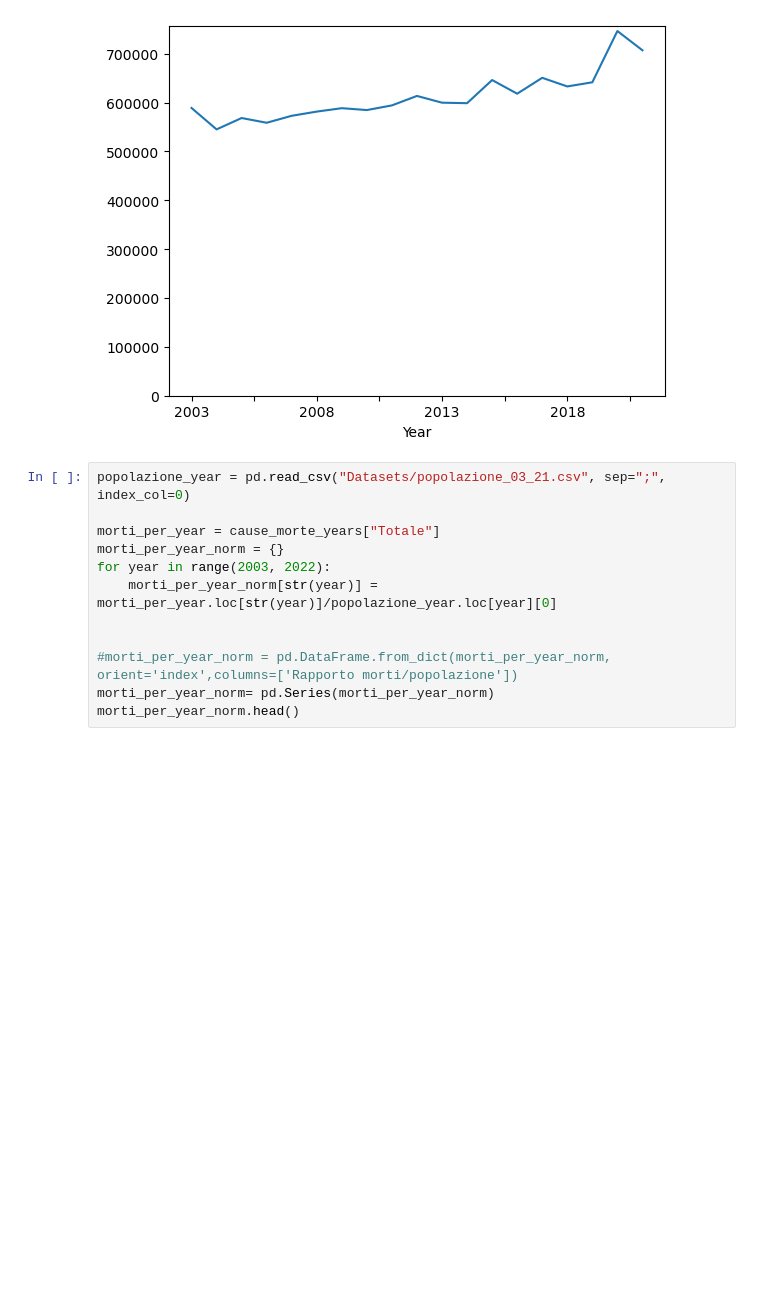
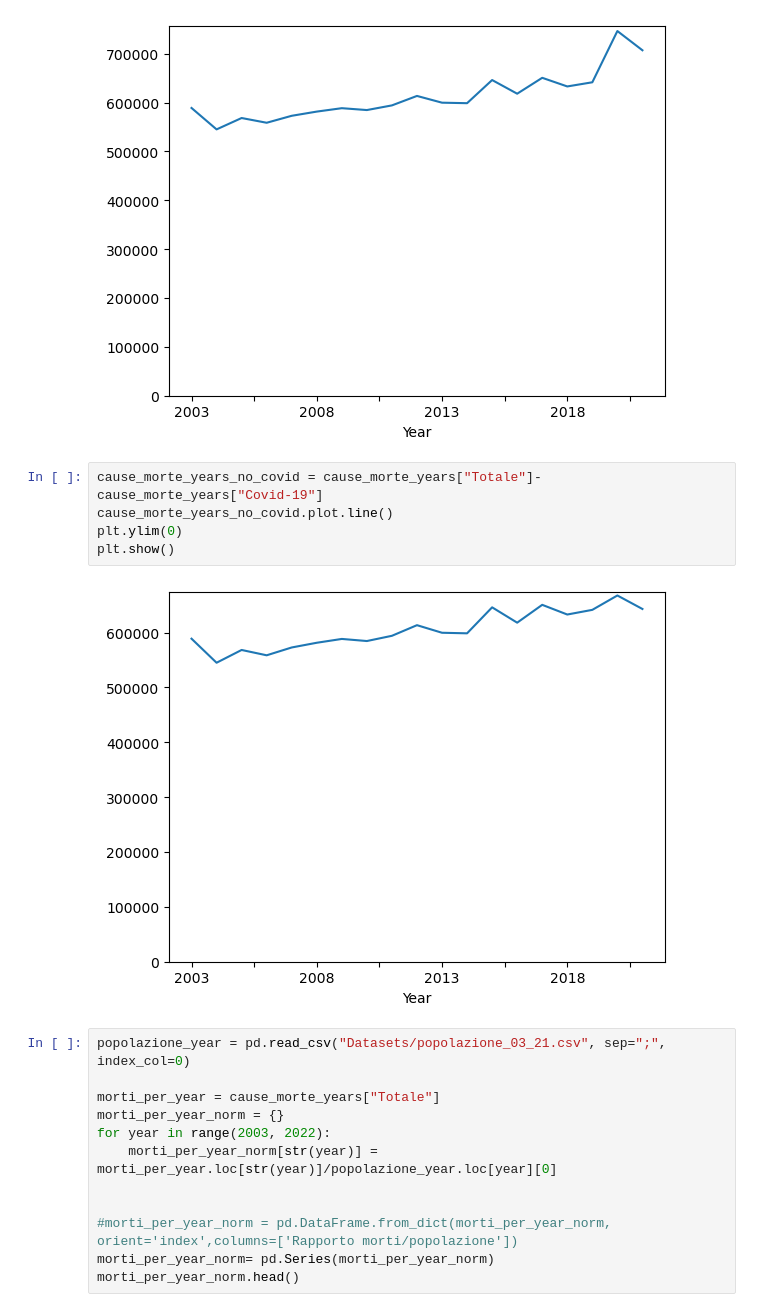
Before and after one commit to CapraCampa/Progetto-Visualizzazione-Scientifica, a Jupyter notebook: Grafici.ipynb, the cells around one changed output. Cells and saved outputs as stored; diff of their text form; blank space fills up the shorter version.

```diff
--- a/Grafici.ipynb
+++ b/Grafici.ipynb
@@ -146,6 +146,13 @@ plt.ylim(0)
 plt.show()
 # %% [output]
 [figure]
+# %%
+cause_morte_years_no_covid = cause_morte_years["Totale"]-cause_morte_years["Covid-19"]
+cause_morte_years_no_covid.plot.line()
+plt.ylim(0)
+plt.show()
+# %% [output]
+[figure, added]
 # %%
 popolazione_year = pd.read_csv("Datasets/popolazione_03_21.csv", sep=";", index_col=0)
 
```
Also changed, not shown: parts of 13 cells of this notebook, 7 other files.
